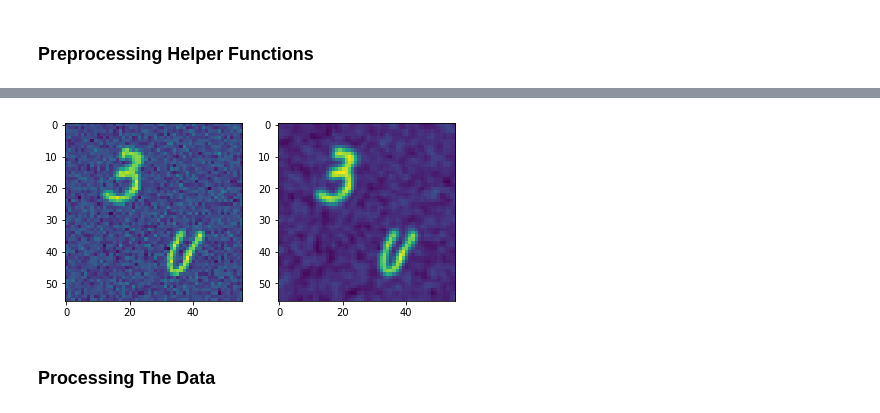
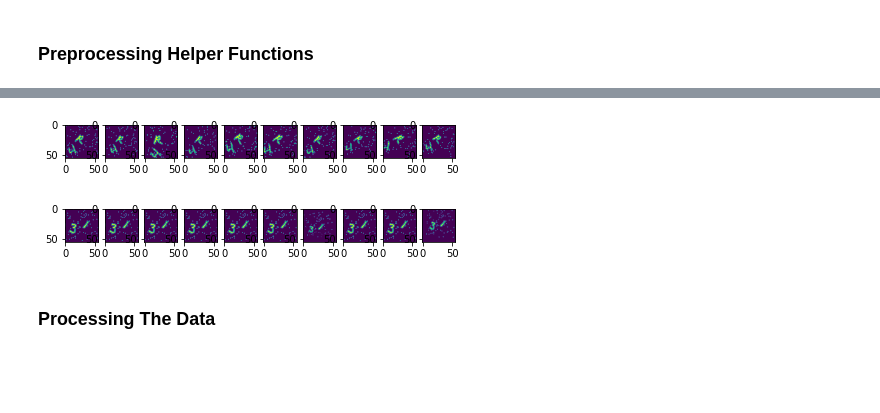
Before and after one commit to shubymao/comp551-p3, a Jupyter notebook: Project_3_Notebook.ipynb, the cells around one changed output, grey strips where cells are left out. Cells and saved outputs as stored; diff of their text form; code cells hidden in the pictures; blank space fills up the shorter version.

```diff
--- a/Project_3_Notebook.ipynb
+++ b/Project_3_Notebook.ipynb
@@ -103,14 +88,28 @@ img_grid(1,2,[sample_tensor[0],rotated_tensor[0]])
+# %%
+affine_manager = RandomAffine(20, scale = (0.85,1.15),  shear = 15)
+def generate_affine(image_tensor, num):
+    outputs = []
+    for _ in range(num):
+      outputs.append(affine_manager(image_tensor))
+    return outputs
+
+sample_tensor = torch.from_numpy(training_data[100,None]).float()
+affined_tensors = map(lambda x: x[0], generate_affine(sample_tensor,9))
+img_grid(1,10,[sample_tensor[0],*affined_tensors])
+# %% [output]
+[figure, added]
 # %%
-def generate_blur(image_tensor, blur_kernal = [1]):
-  outputs = []
-  for k in blur_kernal:
-    outputs.append(TF.gaussian_blur(image_tensor, [k,k]))
-  return outputs
+perspective_manager = RandomPerspective(0.4)
+def generate_pespective(image_tensor, num):
+    outputs = []
+    for _ in range(num):
+      outputs.append(perspective_manager(image_tensor))
+    return outputs
 
-sample_tensor = torch.from_numpy(training_data[0,None]).float()
-sharp_tensor = generate_blur(sample_tensor,[3])[0]
-img_grid(1,2,[sample_tensor[0],sharp_tensor[0]])
+sample_tensor = torch.from_numpy(training_data[2000,None]).float()
+perspective_tensors = map(lambda x: x[0], generate_pespective(sample_tensor,9))
+img_grid(1,10,[sample_tensor[0],*perspective_tensors])
 # %% [output]
-[figure, old version]
+[figure, new version]
 # %%
 # transform all data to the output format
```
Also changed, not shown: parts of 14 cells of this notebook.
